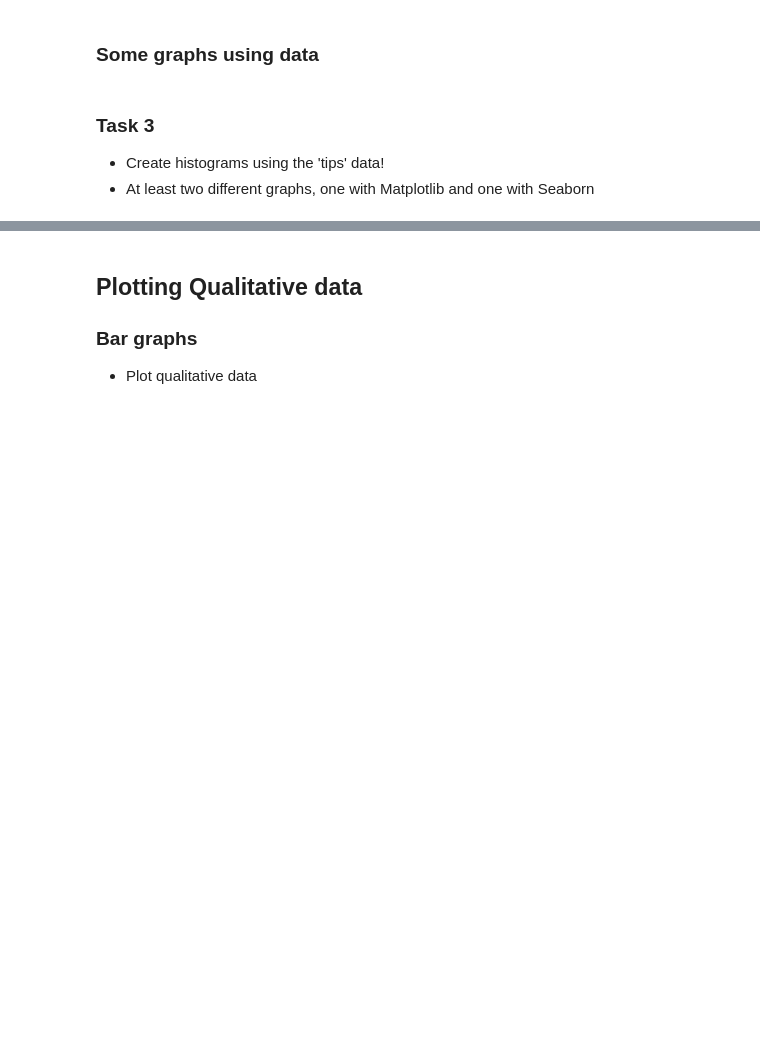
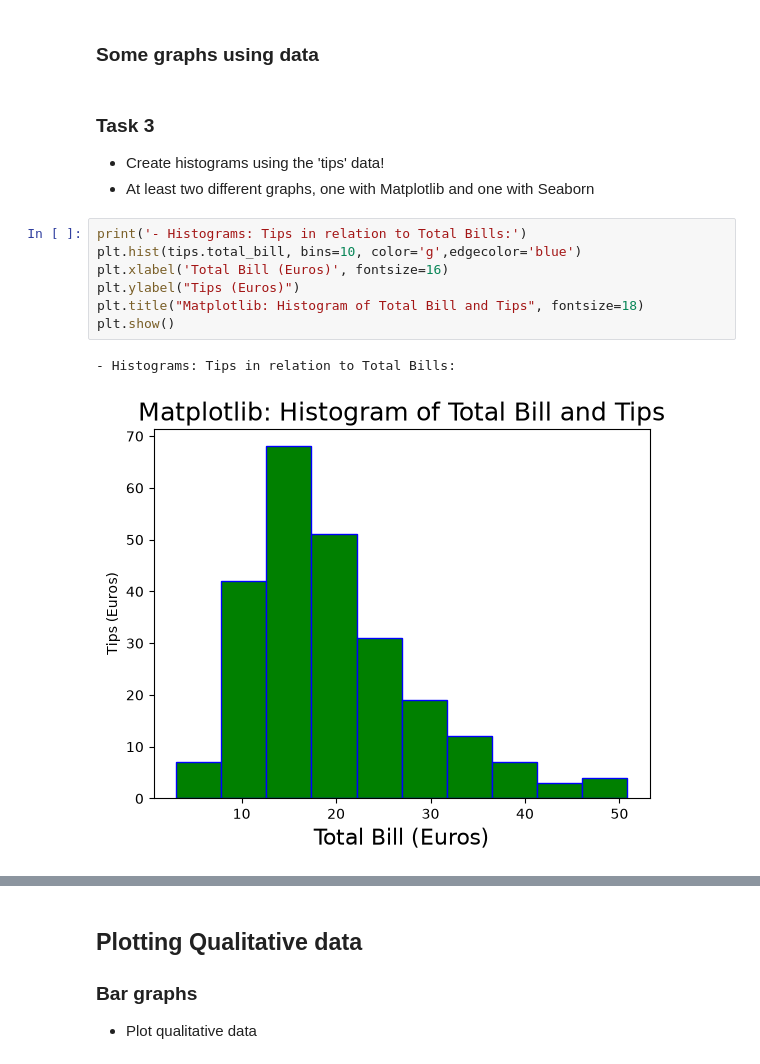
Before and after one commit to buicaothe/PYTHON, a Jupyter notebook: DATA MANAGEMENT/Labweek37/Jupyter_intro.ipynb, the cells around one changed output, grey strips where cells are left out. Cells and saved outputs as stored; diff of their text form; blank space fills up the shorter version.

```diff
--- a/DATA MANAGEMENT/Labweek37/Jupyter_intro.ipynb
+++ b/DATA MANAGEMENT/Labweek37/Jupyter_intro.ipynb
@@ -180,3 +290,13 @@ tips.info()
 ### Task 3
 - Create histograms using the 'tips' data!
 - At least two different graphs, one with Matplotlib and one with Seaborn
+# %%
+print('- Histograms: Tips in relation to Total Bills:')
+plt.hist(tips.total_bill, bins=10, color='g',edgecolor='blue')
+plt.xlabel('Total Bill (Euros)', fontsize=16)
+plt.ylabel("Tips (Euros)")
+plt.title("Matplotlib: Histogram of Total Bill and Tips", fontsize=18)
+plt.show()
+# %% [output]
+- Histograms: Tips in relation to Total Bills:
+[figure, added]
```
Also changed, not shown: parts of 26 cells of this notebook.
